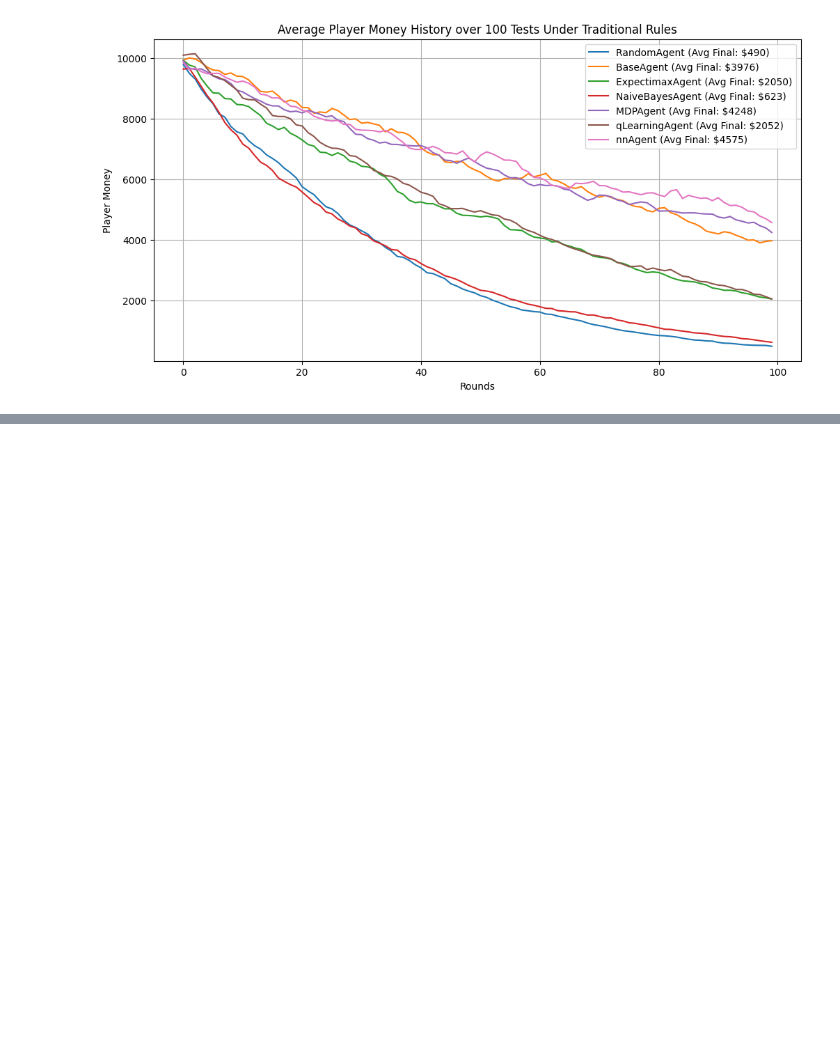
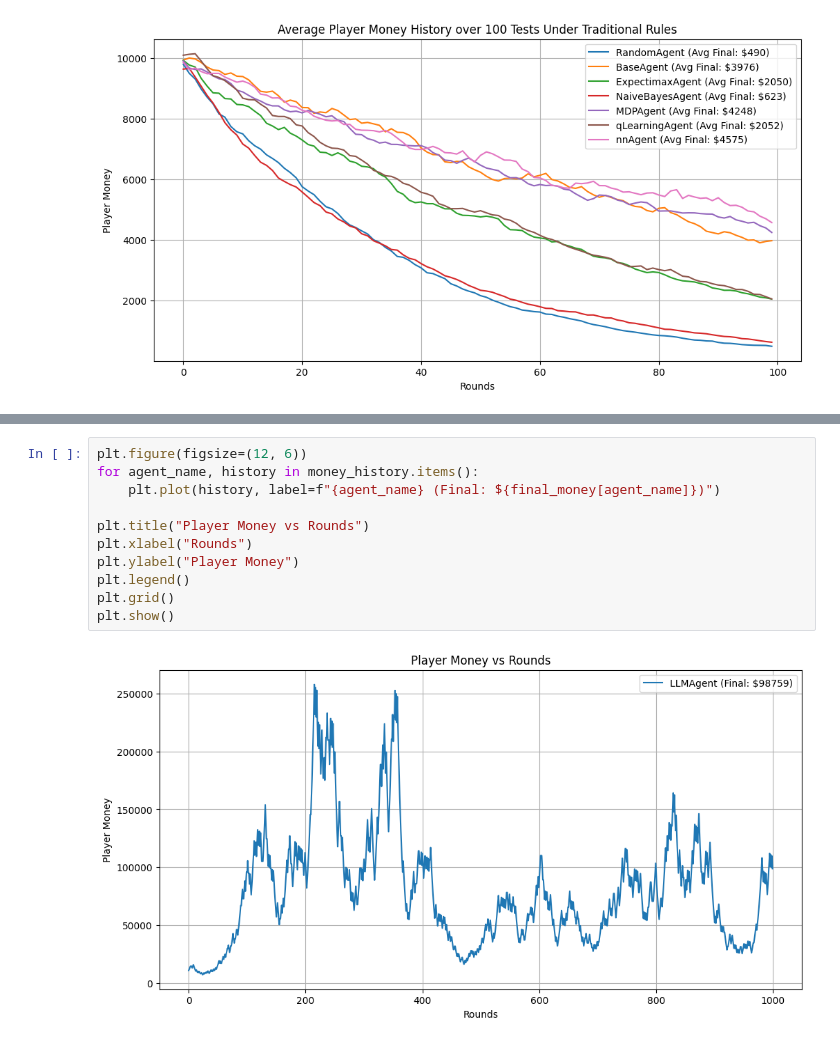
Before and after one commit to KesonStar/BlackJack, a Jupyter notebook: BlackJack.ipynb, the cells around one changed output, grey strips where cells are left out. Cells and saved outputs as stored; diff of their text form; blank space fills up the shorter version.

Commit message:
add LLMagent test and qlearning&nnAgent further analysis

```diff
--- a/BlackJack.ipynb
+++ b/BlackJack.ipynb
@@ -464,0 +508,13 @@ plt.show()
+# %%
+plt.figure(figsize=(12, 6))
+for agent_name, history in money_history.items():
+    plt.plot(history, label=f"{agent_name} (Final: ${final_money[agent_name]})")
+
+plt.title("Player Money vs Rounds")
+plt.xlabel("Rounds")
+plt.ylabel("Player Money")
+plt.legend()
+plt.grid()
+plt.show()
+# %% [output]
+[figure, added]
```
Also changed, not shown: parts of 12 cells of this notebook, 4 other files.
